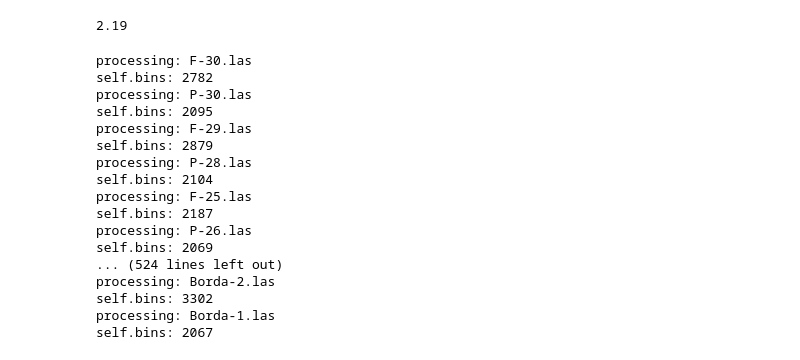
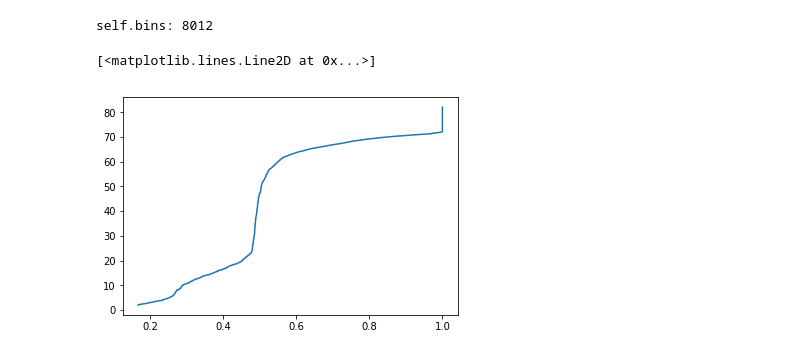
Before and after one commit to philwilkes/forestlas, a Jupyter notebook: forestlas_intro.ipynb, the cells around one changed output. Cells and saved outputs as stored; diff of their text form; code cells hidden in the pictures.

```diff
--- a/forestlas_intro.ipynb
+++ b/forestlas_intro.ipynb
@@ -31,44 +136,13 @@ Text(0.5,0,'number of returns')
-# %%
-pgap.zxOrig[np.where(np.isclose(pgap.pgap, .2, atol=.05))][-1]
-# %% [output]
-2.19
-# %%
-%autoreload 2
-df = pd.DataFrame(columns=['name', 'zmax', 'pgap80', 'pgap60', 'pgap40', 'pgap20'])
-
-for i, l in enumerate(glob.glob('*.las')):
-
-    print 'processing:', l
-    #try:
-    las = lasIO.lasIO(l).all().asArray()
-    las['z'] = las['z'] - las['z'].min()
-    df.loc[i, 'name'] = l
-    df.loc[i, 'zmax'] = las['z'].max()
-    pgap = cc.CanopyComplexity().fromLAS(las).Pgap()
-    for j, gap_prob in enumerate([.8, .6, .4, .2]):
-        try:
-            gpz = pgap.zxOrig[np.where(np.isclose(pgap.pgap, gap_prob, atol=.05))][-1]
-        except:
-            gpz = -1
-        df.loc[i, ['pgap80', 'pgap60', 'pgap40', 'pgap20'][j]] = gpz
-
-
-    #  print 'something went wrong'
-# %% [output]
-processing: F-30.las
-self.bins: 2782
-processing: P-30.las
-self.bins: 2095
-processing: F-29.las
-self.bins: 2879
-processing: P-28.las
-self.bins: 2104
-processing: F-25.las
-self.bins: 2187
-processing: P-26.las
-self.bins: 2069
-... (524 lines left out)
-processing: Borda-2.las
-self.bins: 3302
-processing: Borda-1.las
-self.bins: 2067
+# %%
+# canopy height profiles are created from gap probability
+# canopyComplexity calls lasIO so there is no need to bring in .las files beforehand
+
+las = cc.CanopyComplexity().fromLAS(os.path.join(os.getcwd(), 'WC1.las'))
+pg = las.Pgap()
+
+# lets take a look for our plot
+plt.plot(pg.pgap, pg.zxOrig)
+# %% [output]
+self.bins: 8012
+[<matplotlib.lines.Line2D at 0x...>]
+[figure, added]
```
Also changed, not shown: parts of 20 cells of this notebook.
